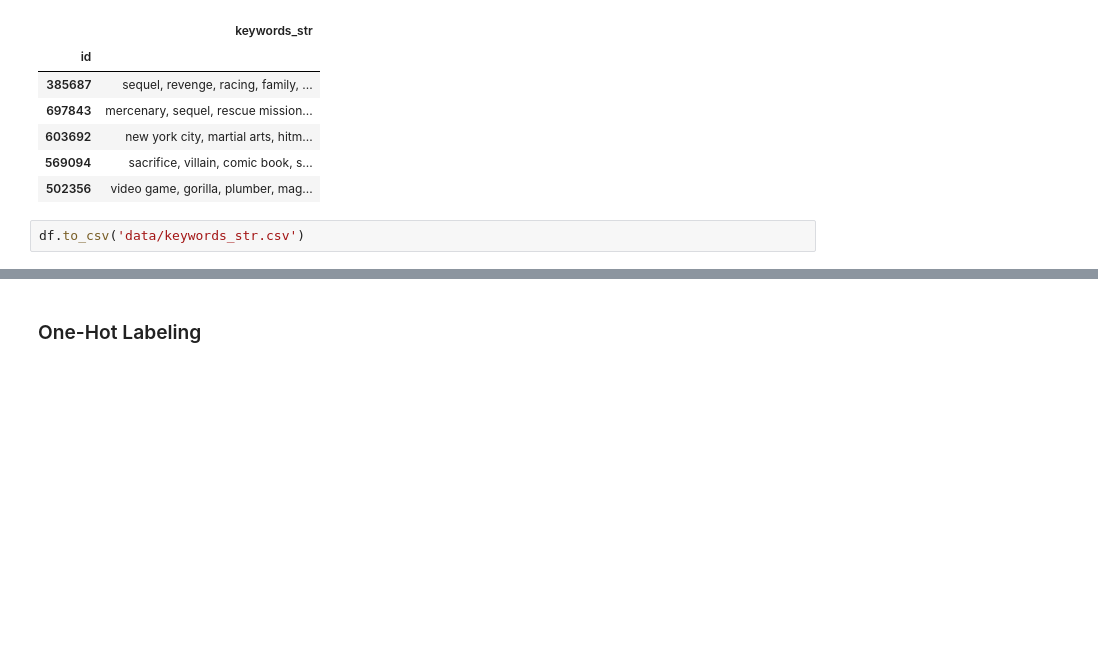
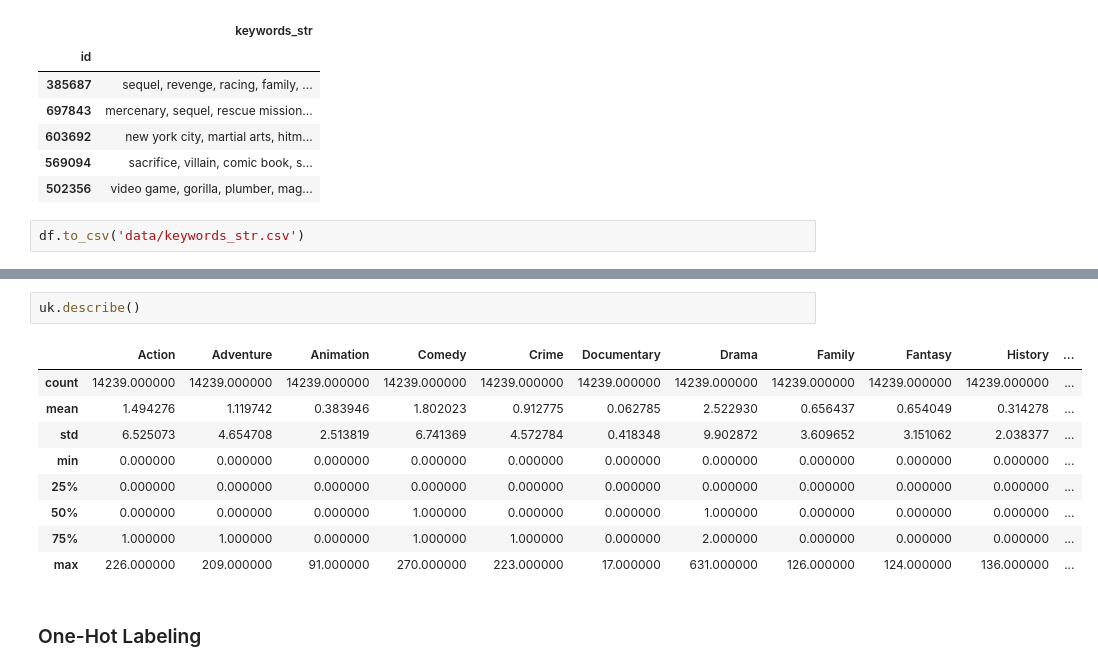
Before and after one commit to fadeeva/normal_projects, a Jupyter notebook: Popular_10000_movies_listed_on_TMDb/Data_Prepare.ipynb, the cells around one changed output, grey strips where cells are left out. Saved outputs shown, nothing was run; the diff lists cells and outputs as text; blank space fills up the shorter version.

```diff
--- a/Popular_10000_movies_listed_on_TMDb/Data_Prepare.ipynb
+++ b/Popular_10000_movies_listed_on_TMDb/Data_Prepare.ipynb
@@ -544,3 +638,15 @@ df.to_csv('data/keywords_str.csv')
+# %%
+uk.describe()
+# %% [output]
+|  | Action | Adventure | Animation | Comedy | Crime | Documentary | Drama | Family | Fantasy | History | ... |
+| count | 14239.000000 | 14239.000000 | 14239.000000 | 14239.000000 | 14239.000000 | 14239.000000 | 14239.000000 | 14239.000000 | 14239.000000 | 14239.000000 | ... |
+| mean | 1.494276 | 1.119742 | 0.383946 | 1.802023 | 0.912775 | 0.062785 | 2.522930 | 0.656437 | 0.654049 | 0.314278 | ... |
+| std | 6.525073 | 4.654708 | 2.513819 | 6.741369 | 4.572784 | 0.418348 | 9.902872 | 3.609652 | 3.151062 | 2.038377 | ... |
+| min | 0.000000 | 0.000000 | 0.000000 | 0.000000 | 0.000000 | 0.000000 | 0.000000 | 0.000000 | 0.000000 | 0.000000 | ... |
+| 25% | 0.000000 | 0.000000 | 0.000000 | 0.000000 | 0.000000 | 0.000000 | 0.000000 | 0.000000 | 0.000000 | 0.000000 | ... |
+| 50% | 0.000000 | 0.000000 | 0.000000 | 1.000000 | 0.000000 | 0.000000 | 1.000000 | 0.000000 | 0.000000 | 0.000000 | ... |
+| 75% | 1.000000 | 1.000000 | 0.000000 | 1.000000 | 1.000000 | 0.000000 | 2.000000 | 0.000000 | 0.000000 | 0.000000 | ... |
+| max | 226.000000 | 209.000000 | 91.000000 | 270.000000 | 223.000000 | 17.000000 | 631.000000 | 126.000000 | 124.000000 | 136.000000 | ... |
 # %% [markdown]
 ### One-Hot Labeling
 # %%
```
Also changed, not shown: parts of 12 cells of this notebook.
